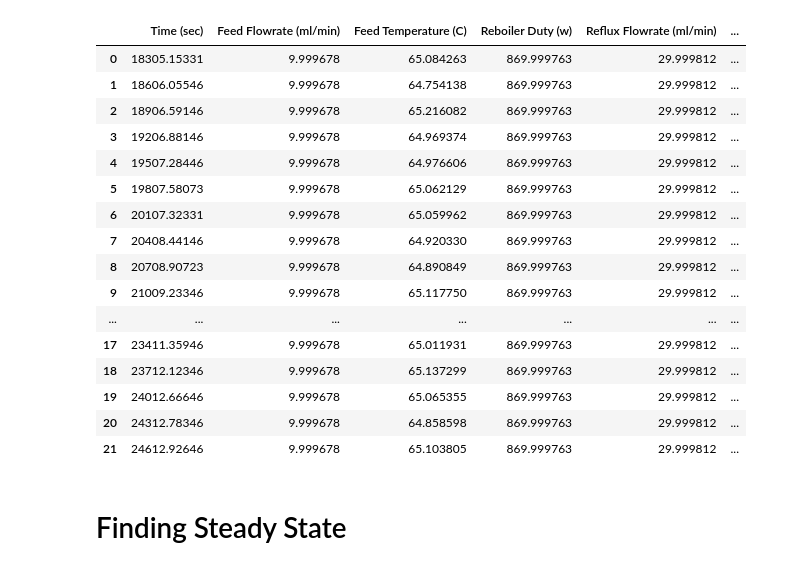
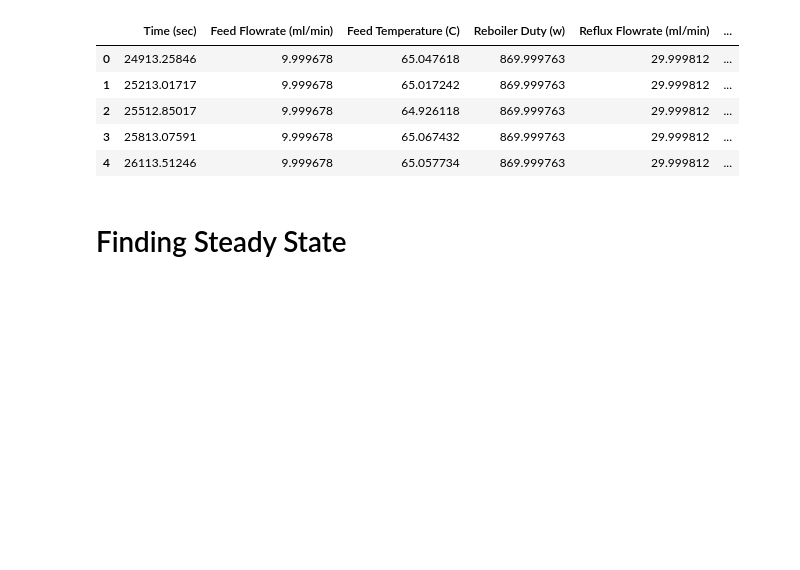
Before and after one commit to Nachreld/UO-Lab-Continuous-Distillation, a Jupyter notebook: Continuous Distillation.ipynb, the cells around one changed output. Drawn from its saved outputs; the diff is of its cells as text; code cells hidden in the pictures; blank space fills up the shorter version.

```diff
--- a/Continuous Distillation.ipynb
+++ b/Continuous Distillation.ipynb
@@ -1,29 +1,18 @@
 # %%
 import pandas as pd
 
-Data = pd.read_csv('Data Sets/1-16_12-2.csv',delimiter = ',')
+Data = pd.read_csv('Data Sets/1-16_2-220.csv',delimiter = ',')
 
 # DataExample = DataExample.iloc[:, [2,4,5,6,9,16]]
 
 Data
 # %% [output]
 |  | Time (sec) | Feed Flowrate (ml/min) | Feed Temperature (C) | Reboiler Duty (w) | Reflux Flowrate (ml/min) | ... |
-| 0 | 18305.15331 | 9.999678 | 65.084263 | 869.999763 | 29.999812 | ... |
-| 1 | 18606.05546 | 9.999678 | 64.754138 | 869.999763 | 29.999812 | ... |
-| 2 | 18906.59146 | 9.999678 | 65.216082 | 869.999763 | 29.999812 | ... |
-| 3 | 19206.88146 | 9.999678 | 64.969374 | 869.999763 | 29.999812 | ... |
-| 4 | 19507.28446 | 9.999678 | 64.976606 | 869.999763 | 29.999812 | ... |
-| 5 | 19807.58073 | 9.999678 | 65.062129 | 869.999763 | 29.999812 | ... |
-| 6 | 20107.32331 | 9.999678 | 65.059962 | 869.999763 | 29.999812 | ... |
-| 7 | 20408.44146 | 9.999678 | 64.920330 | 869.999763 | 29.999812 | ... |
-| 8 | 20708.90723 | 9.999678 | 64.890849 | 869.999763 | 29.999812 | ... |
-| 9 | 21009.23346 | 9.999678 | 65.117750 | 869.999763 | 29.999812 | ... |
-| ... | ... | ... | ... | ... | ... | ... |
-| 17 | 23411.35946 | 9.999678 | 65.011931 | 869.999763 | 29.999812 | ... |
-| 18 | 23712.12346 | 9.999678 | 65.137299 | 869.999763 | 29.999812 | ... |
-| 19 | 24012.66646 | 9.999678 | 65.065355 | 869.999763 | 29.999812 | ... |
-| 20 | 24312.78346 | 9.999678 | 64.858598 | 869.999763 | 29.999812 | ... |
-| 21 | 24612.92646 | 9.999678 | 65.103805 | 869.999763 | 29.999812 | ... |
+| 0 | 24913.25846 | 9.999678 | 65.047618 | 869.999763 | 29.999812 | ... |
+| 1 | 25213.01717 | 9.999678 | 65.017242 | 869.999763 | 29.999812 | ... |
+| 2 | 25512.85017 | 9.999678 | 64.926118 | 869.999763 | 29.999812 | ... |
+| 3 | 25813.07591 | 9.999678 | 65.067432 | 869.999763 | 29.999812 | ... |
+| 4 | 26113.51246 | 9.999678 | 65.057734 | 869.999763 | 29.999812 | ... |
 # %% [markdown]
 # Finding Steady State
 # %%
```
Also changed, not shown: parts of 2 cells of this notebook, 1 other file.
